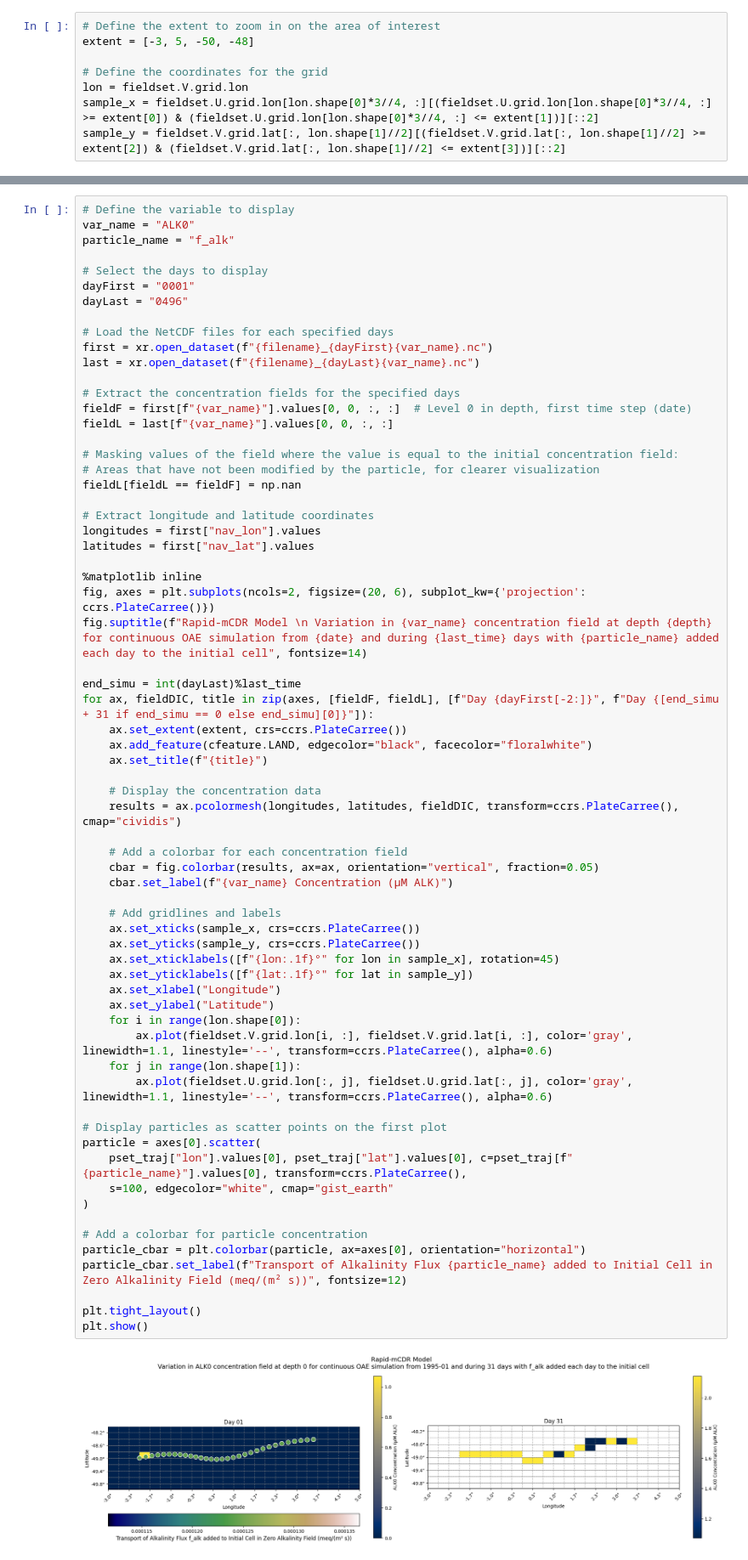
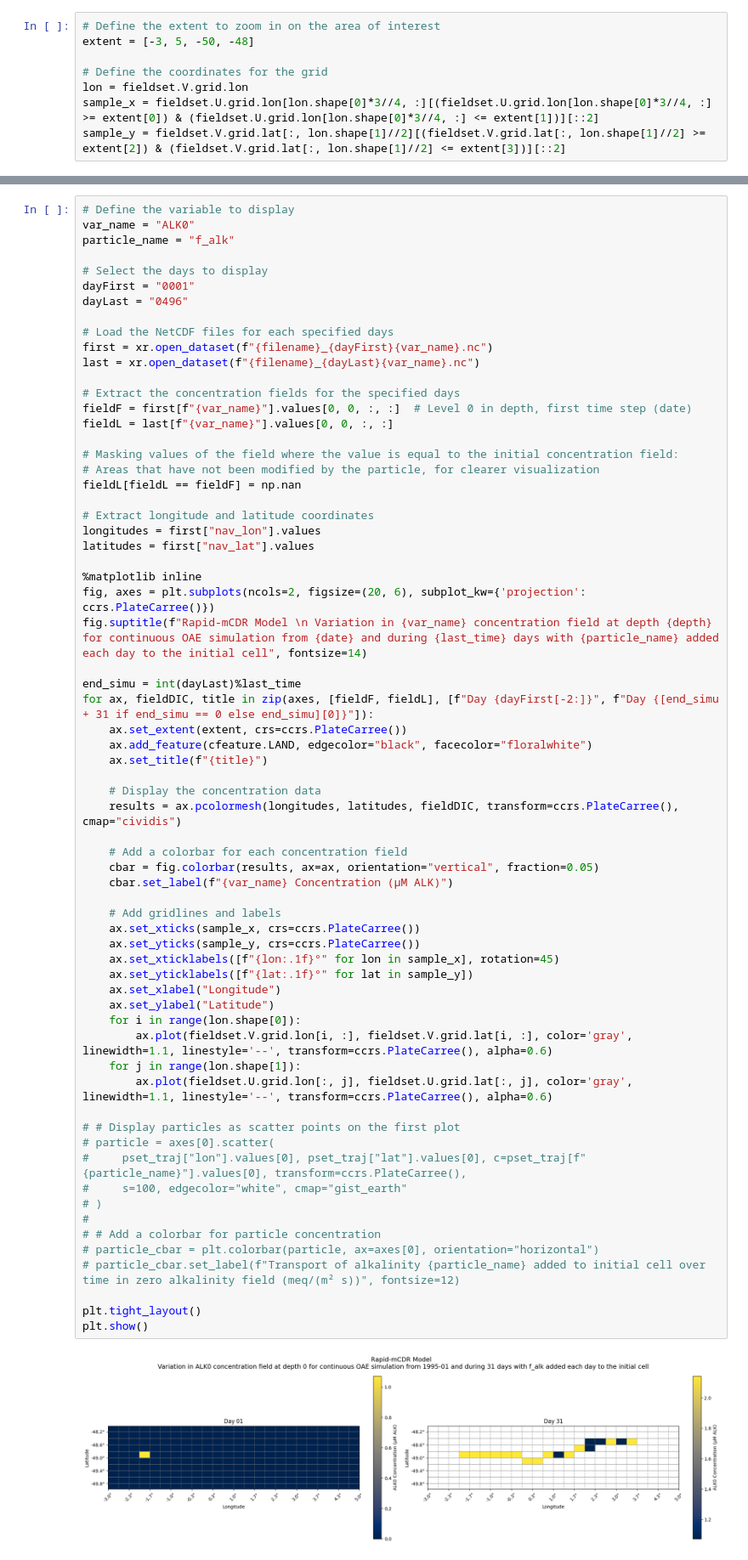
Before and after one commit to ocebousquet/rapid_mCDR_horizontal, a Jupyter notebook: RapidmCDR/LLC270_OceanParcels_rapidmCDR.ipynb, the cells around one changed output, grey strips where cells are left out. Shown at 85% size. Drawn from its saved outputs; the diff is of its cells as text.

```diff
--- a/RapidmCDR/LLC270_OceanParcels_rapidmCDR.ipynb
+++ b/RapidmCDR/LLC270_OceanParcels_rapidmCDR.ipynb
@@ -492,41 +456,41 @@ fig.suptitle(f"Rapid-mCDR Model \n Variation in {var_name} concentration field a
 
 end_simu = int(dayLast)%last_time
 for ax, fieldDIC, title in zip(axes, [fieldF, fieldL], [f"Day {dayFirst[-2:]}", f"Day {[end_simu + 31 if end_simu == 0 else end_simu][0]}"]):
     ax.set_extent(extent, crs=ccrs.PlateCarree())
     ax.add_feature(cfeature.LAND, edgecolor="black", facecolor="floralwhite")
     ax.set_title(f"{title}")
 
     # Display the concentration data
     results = ax.pcolormesh(longitudes, latitudes, fieldDIC, transform=ccrs.PlateCarree(), cmap="cividis")
 
     # Add a colorbar for each concentration field
     cbar = fig.colorbar(results, ax=ax, orientation="vertical", fraction=0.05)
     cbar.set_label(f"{var_name} Concentration (µM ALK)")
 
     # Add gridlines and labels
     ax.set_xticks(sample_x, crs=ccrs.PlateCarree())
     ax.set_yticks(sample_y, crs=ccrs.PlateCarree())
     ax.set_xticklabels([f"{lon:.1f}°" for lon in sample_x], rotation=45)
     ax.set_yticklabels([f"{lat:.1f}°" for lat in sample_y])
     ax.set_xlabel("Longitude")
     ax.set_ylabel("Latitude")
     for i in range(lon.shape[0]):
         ax.plot(fieldset.V.grid.lon[i, :], fieldset.V.grid.lat[i, :], color='gray', linewidth=1.1, linestyle='--', transform=ccrs.PlateCarree(), alpha=0.6)
     for j in range(lon.shape[1]):
         ax.plot(fieldset.U.grid.lon[:, j], fieldset.U.grid.lat[:, j], color='gray', linewidth=1.1, linestyle='--', transform=ccrs.PlateCarree(), alpha=0.6)
 
-# Display particles as scatter points on the first plot
-particle = axes[0].scatter(
-    pset_traj["lon"].values[0], pset_traj["lat"].values[0], c=pset_traj[f"{particle_name}"].values[0], transform=ccrs.PlateCarree(),
-    s=100, edgecolor="white", cmap="gist_earth"
-)
-
-# Add a colorbar for particle concentration
-particle_cbar = plt.colorbar(particle, ax=axes[0], orientation="horizontal")
-particle_cbar.set_label(f"Transport of Alkalinity Flux {particle_name} added to Initial Cell in Zero Alkalinity Field (meq/(m² s))", fontsize=12)
+# # Display particles as scatter points on the first plot
+# particle = axes[0].scatter(
+#     pset_traj["lon"].values[0], pset_traj["lat"].values[0], c=pset_traj[f"{particle_name}"].values[0], transform=ccrs.PlateCarree(),
+#     s=100, edgecolor="white", cmap="gist_earth"
+# )
+#
+# # Add a colorbar for particle concentration
+# particle_cbar = plt.colorbar(particle, ax=axes[0], orientation="horizontal")
+# particle_cbar.set_label(f"Transport of alkalinity {particle_name} added to initial cell over time in zero alkalinity field (meq/(m² s))", fontsize=12)
 
 plt.tight_layout()
 plt.show()
 # %% [output]
-[figure, old version]
+[figure, new version]
 # %%
```
Also changed, not shown: parts of 12 cells of this notebook, 2 other files.
